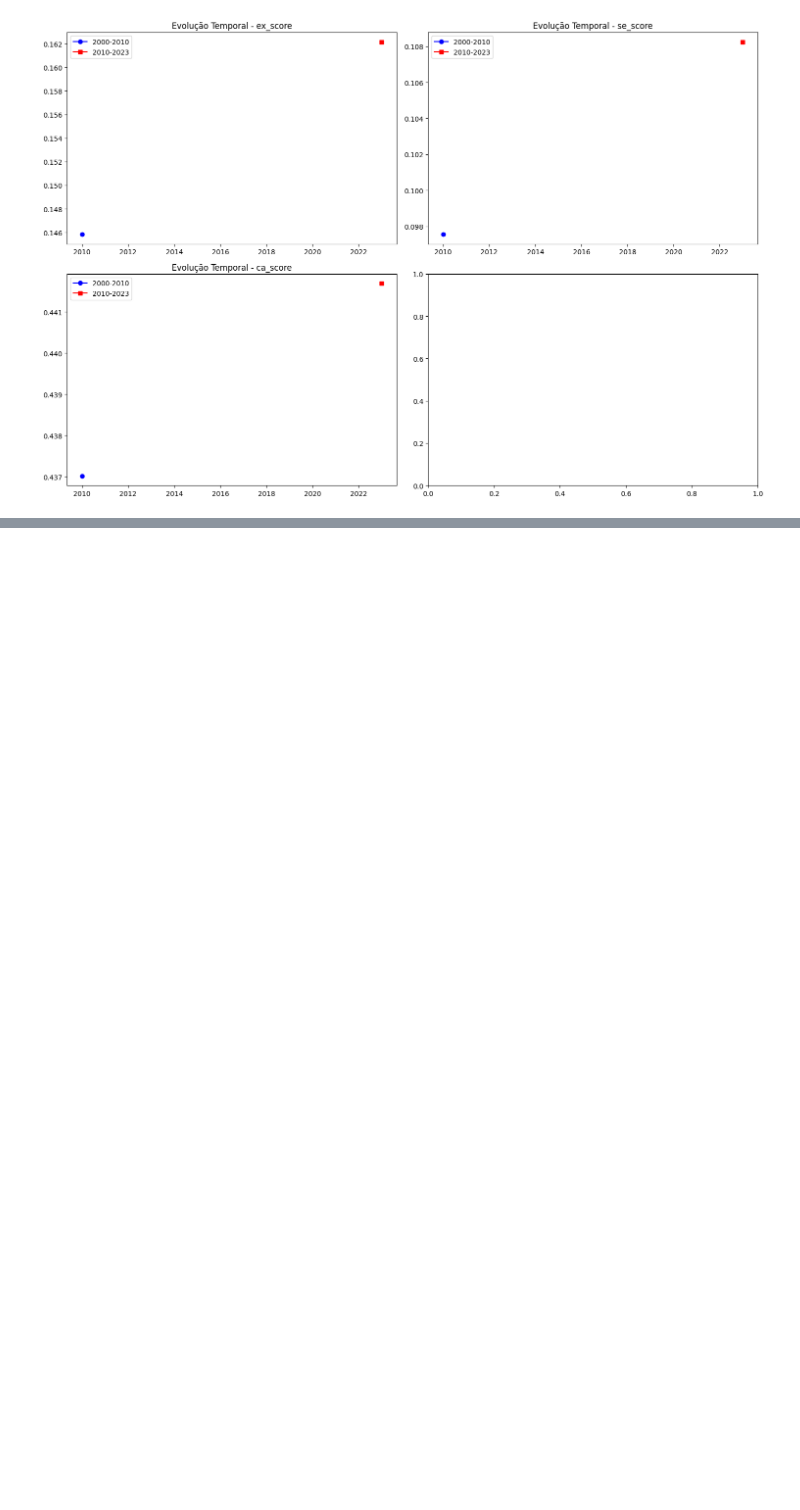
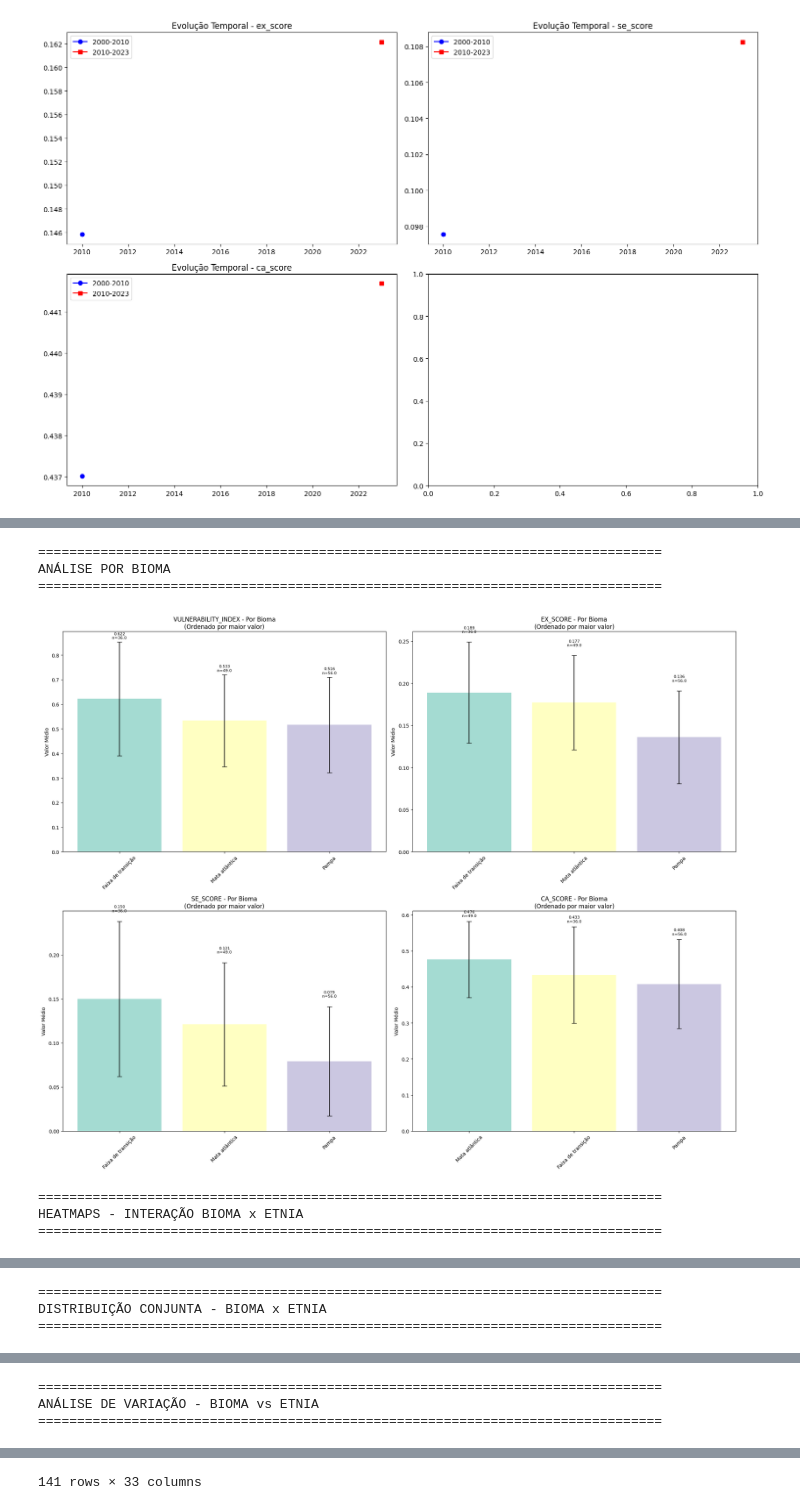
Before and after one commit to SAD-69/ti_analysis, a Jupyter notebook: temporal_comparative.ipynb, the cells around one changed output, grey strips where cells are left out. Cells and saved outputs as stored; diff of their text form; code cells hidden in the pictures; blank space fills up the shorter version.

```diff
--- a/temporal_comparative.ipynb
+++ b/temporal_comparative.ipynb
@@ -2,5 +2,6 @@
 from models.gpkg import GeoPackage
 # %%
 gpkg = GeoPackage()
-df_0_10 = gpkg.read_layer('vindex_1985_2000_v8')
-df_10_23 = gpkg.read_layer('vindex_2000_2023_v8')
+df_0_10 = gpkg.read_layer('vindex_1985_2000_form_revised')
+df_10_23 = gpkg.read_layer('vindex_2000_2010_form_revised')
+df_total = gpkg.read_layer('vindex_1985_2023_form_revised')
@@ -378,0 +663,10 @@ plot_ethnicity_comparison(df_10_23, 'Guarani')
+# %%
+plot_biome_ethnicity_analysis(df_total, ['vulnerability_index', 'ex_score', 'se_score', 'ca_score'])
+# %% [output]
+================================================================================
+ANÁLISE POR BIOMA
+================================================================================
+[figure, added]
+================================================================================
+HEATMAPS - INTERAÇÃO BIOMA x ETNIA
+================================================================================
@@ -378,0 +674,3 @@ plot_ethnicity_comparison(df_10_23, 'Guarani')
+================================================================================
+DISTRIBUIÇÃO CONJUNTA - BIOMA x ETNIA
+================================================================================
@@ -378,0 +678,3 @@ plot_ethnicity_comparison(df_10_23, 'Guarani')
+================================================================================
+ANÁLISE DE VARIAÇÃO - BIOMA vs ETNIA
+================================================================================
@@ -378,0 +711 @@ plot_ethnicity_comparison(df_10_23, 'Guarani')
+141 rows × 33 columns
```
Also changed, not shown: parts of 22 cells of this notebook, 30 other files.
